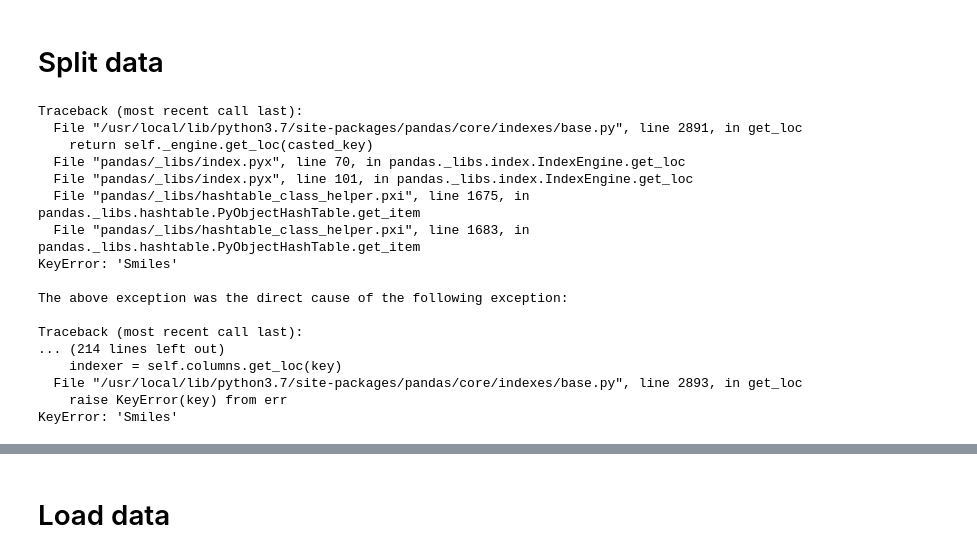
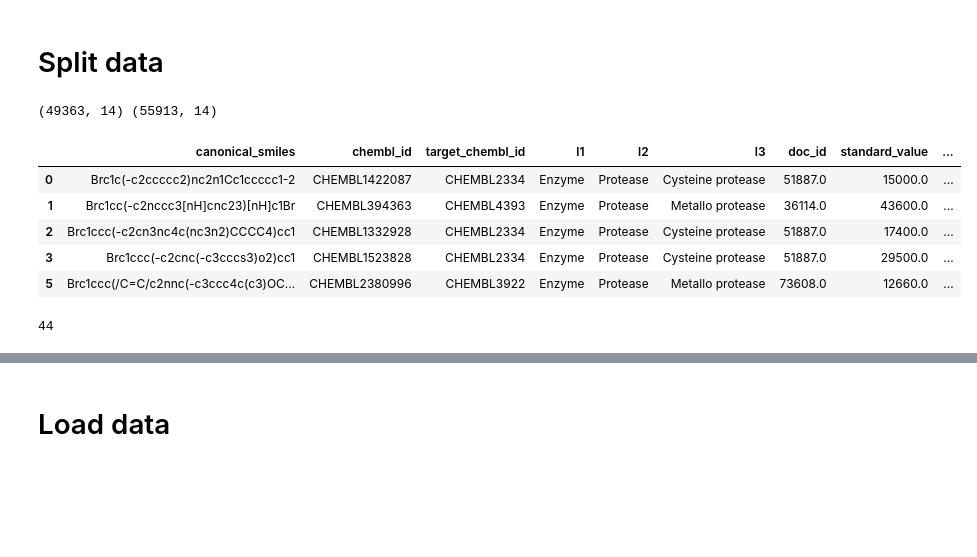
Before and after one commit to Marcosuff/Marcosuff.github.io, a Jupyter notebook: nbs/download_chembl.ipynb, the cells around one changed output, grey strips where cells are left out. Drawn from its saved outputs; the diff is of its cells as text; code cells hidden in the pictures; blank space fills up the shorter version.

```diff
--- a/nbs/download_chembl.ipynb
+++ b/nbs/download_chembl.ipynb
@@ -39,8 +39,7 @@ sys.path.append('/usr/local/lib/python3.7/site-packages')
 !tar -xvf /content/protein_families.tar.gz
 !tar -xvf /content/chemprop_custom.tar.gz
 # %%
-data = pd.read_csv('gpcr.csv',sep=';')
-targets = np.unique(data['target_chembl_id'].values)
+data = pd.read_csv('proteases.csv',sep=';')
 data.columns = ['canonical_smiles', 'chembl_id', 'target_chembl_id', 'l1', 'l2', 'l3',
        'doc_id', 'standard_value', 'pchembl', 'molregno', 'target_dictionary',
        'confidence_score', 'active', 'Smiles']
@@ -49,28 +46,40 @@ data.columns = ['canonical_smiles', 'chembl_id', 'target_chembl_id', 'l1', 'l2',
+# %%
+# get targets with at least 100 different active molecules
+acts = data[data['active'] == 1].groupby(['target_chembl_id']).agg('count')
+acts = acts[acts['molregno'] >= 100].reset_index()['target_chembl_id']
+
+# get targets with at least 100 different inactive molecules
+inacts = data[data['active'] == 0].groupby(['target_chembl_id']).agg('count')
+inacts = inacts[inacts['molregno'] >= 100].reset_index()['target_chembl_id']
+
+t_keep = set(acts).intersection(set(inacts))
+
+# get dta for filtered targets
+activities = data[data['target_chembl_id'].isin(t_keep)]
+print(activities.shape,data.shape)
+activities.head()
+# %% [output]
+(49363, 14) (55913, 14)
+|  | canonical_smiles | chembl_id | target_chembl_id | l1 | l2 | l3 | doc_id | standard_value | ... |
+| 0 | Brc1c(-c2ccccc2)nc2n1Cc1ccccc1-2 | CHEMBL1422087 | CHEMBL2334 | Enzyme | Protease | Cysteine protease | 51887.0 | 15000.0 | ... |
+| 1 | Brc1cc(-c2nccc3[nH]cnc23)[nH]c1Br | CHEMBL394363 | CHEMBL4393 | Enzyme | Protease | Metallo protease | 36114.0 | 43600.0 | ... |
+| 2 | Brc1ccc(-c2cn3nc4c(nc3n2)CCCC4)cc1 | CHEMBL1332928 | CHEMBL2334 | Enzyme | Protease | Cysteine protease | 51887.0 | 17400.0 | ... |
+| 3 | Brc1ccc(-c2cnc(-c3cccs3)o2)cc1 | CHEMBL1523828 | CHEMBL2334 | Enzyme | Protease | Cysteine protease | 51887.0 | 29500.0 | ... |
+| 5 | Brc1ccc(/C=C/c2nnc(-c3ccc4c(c3)OC... | CHEMBL2380996 | CHEMBL3922 | Enzyme | Protease | Metallo protease | 73608.0 | 12660.0 | ... |
+# %%
+activities.to_csv('proteases100.csv',index=False)
+targets = np.unique(activities['target_chembl_id'].values)
+len(targets)
+# %% [output]
+44
 # %%
 N = 5
-NAME = 'GPCR'
-for t in targets:
-  tdf = data[data['target_chembl_id']==t]
+NAME = 'Protease'
+for a,t in enumerate(targets):
+  print(a,t)
+  tdf = activities[activities['target_chembl_id']==t]
   pathfile = join(NAME,t+'.csv')
-  tdf.to_csv(join(NAME,t+'.csv'),index=False,sep=',')
- # print(pathfile)
-  #for i in range(5):
-  #  !python chemprop-master/scripts/split_data.py --data_path {pathfile} --save_dir scaffolds_splits/{t}/fold{i} --seed 5 --smiles_column Smiles --split_type scaffold_balanced
+  tdf.to_csv(join(NAME,t+'.csv'),index=False)
+
+  for i in range(5):
+    !python chemprop-master/scripts/split_data.py --data_path {pathfile} --save_dir {NAME}/random_splits/{t}/folds{i} --seed 5 --smiles_column Smiles --split_type random
-# %% [output]
-Traceback (most recent call last):
-  File "/usr/local/lib/python3.7/site-packages/pandas/core/indexes/base.py", line 2891, in get_loc
-    return self._engine.get_loc(casted_key)
-  File "pandas/_libs/index.pyx", line 70, in pandas._libs.index.IndexEngine.get_loc
-  File "pandas/_libs/index.pyx", line 101, in pandas._libs.index.IndexEngine.get_loc
-  File "pandas/_libs/hashtable_class_helper.pxi", line 1675, in pandas._libs.hashtable.PyObjectHashTable.get_item
-  File "pandas/_libs/hashtable_class_helper.pxi", line 1683, in pandas._libs.hashtable.PyObjectHashTable.get_item
-KeyError: 'Smiles'
-
-The above exception was the direct cause of the following exception:
-
-Traceback (most recent call last):
-... (214 lines left out)
-    indexer = self.columns.get_loc(key)
-  File "/usr/local/lib/python3.7/site-packages/pandas/core/indexes/base.py", line 2893, in get_loc
-    raise KeyError(key) from err
-KeyError: 'Smiles'
```
Also changed, not shown: parts of 15 cells of this notebook.
